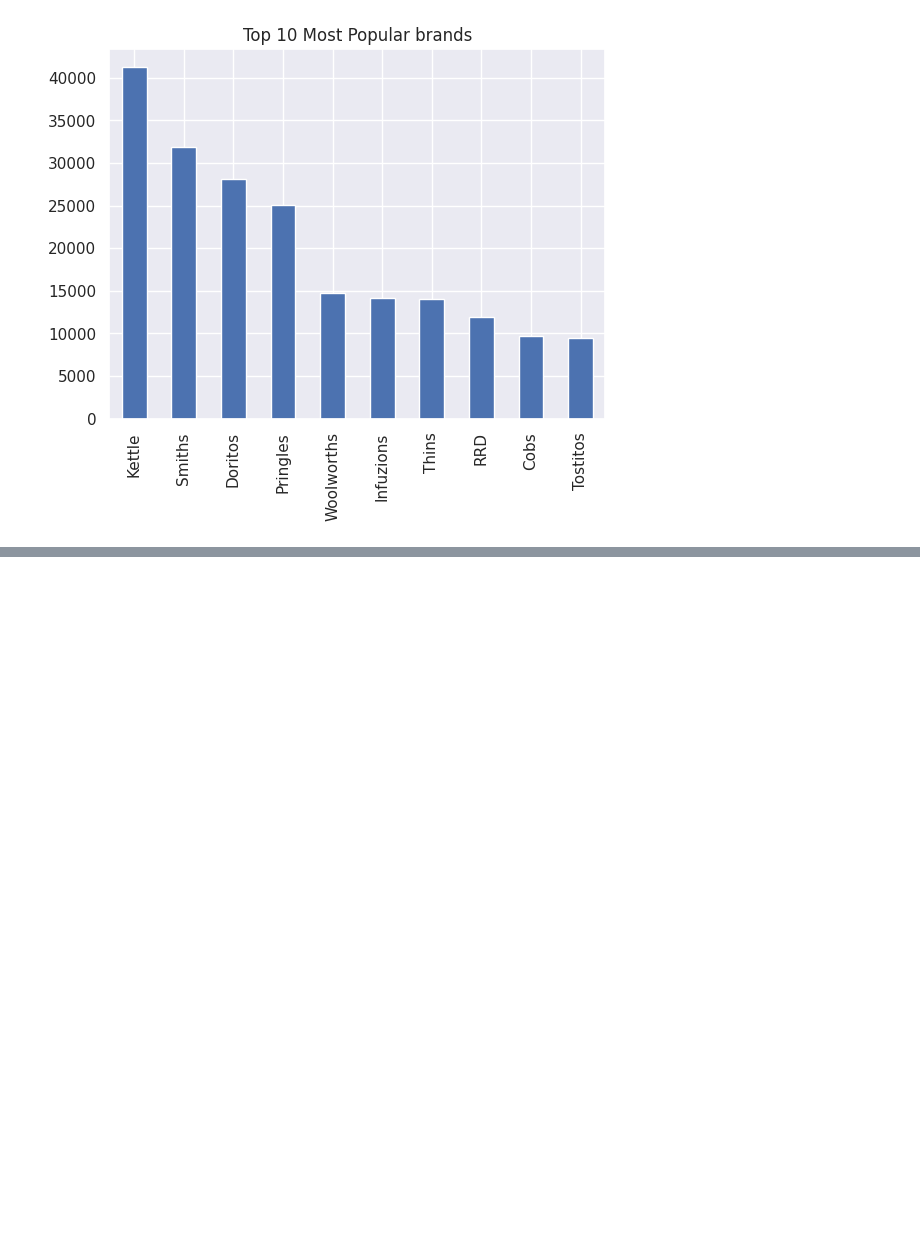
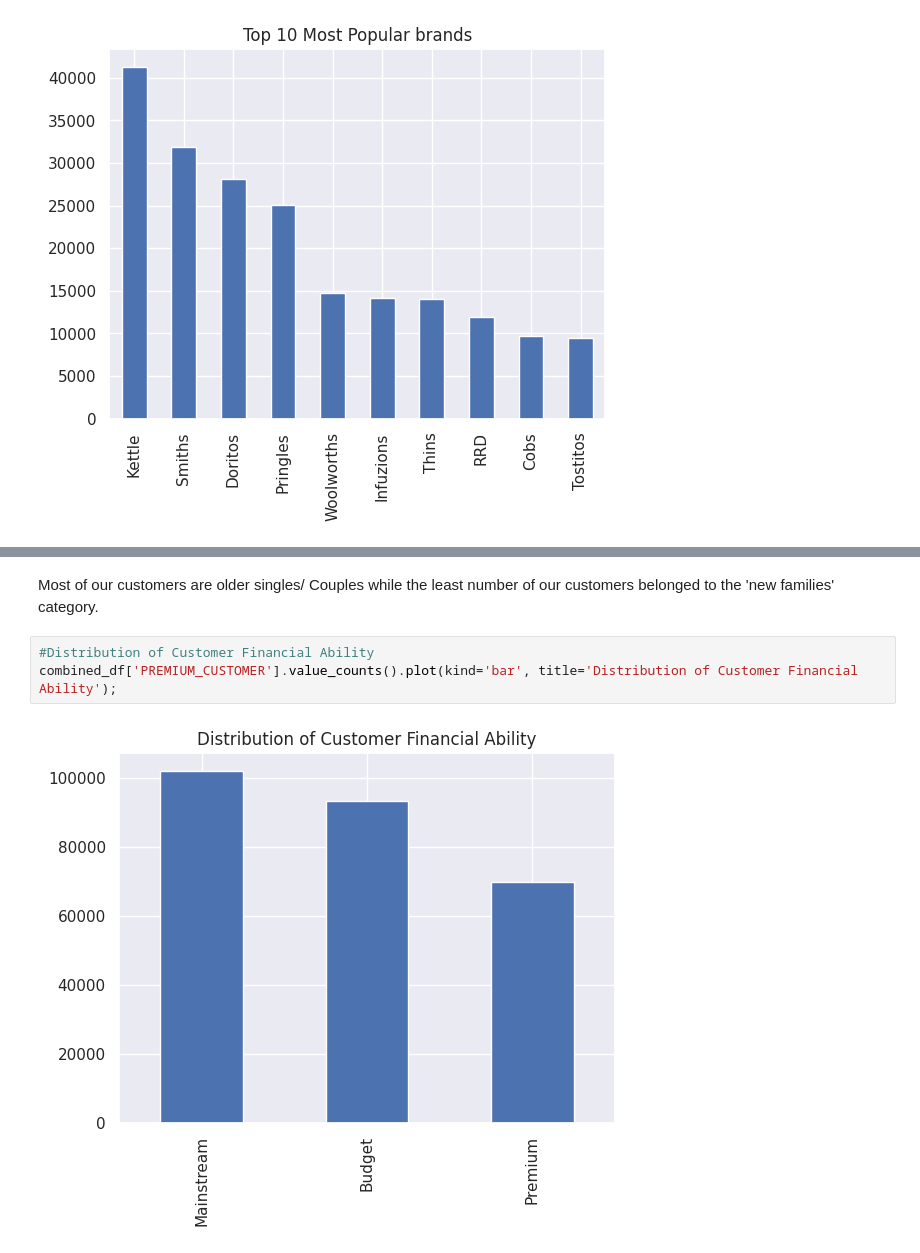
Before and after one commit to kanjamwingirwa/Quantium_DataAnalytics_Internship, a Jupyter notebook: Quantium_DataAnalytics_Internship.ipynb, the cells around one changed output, grey strips where cells are left out. Saved outputs shown, nothing was run; the diff lists cells and outputs as text; blank space fills up the shorter version.

```diff
--- a/Quantium_DataAnalytics_Internship.ipynb
+++ b/Quantium_DataAnalytics_Internship.ipynb
@@ -553,0 +644,7 @@ top_10_brands.plot(kind = 'bar', title = 'Top 10 Most Popular brands')
+# %% [markdown]
+Most of our customers are older singles/ Couples while the least number of our customers belonged to the 'new families' category.
+# %%
+#Distribution of Customer Financial Ability
+combined_df['PREMIUM_CUSTOMER'].value_counts().plot(kind='bar', title='Distribution of Customer Financial Ability');
+# %% [output]
+[figure, added]
```
Also changed, not shown: parts of 21 cells of this notebook.
